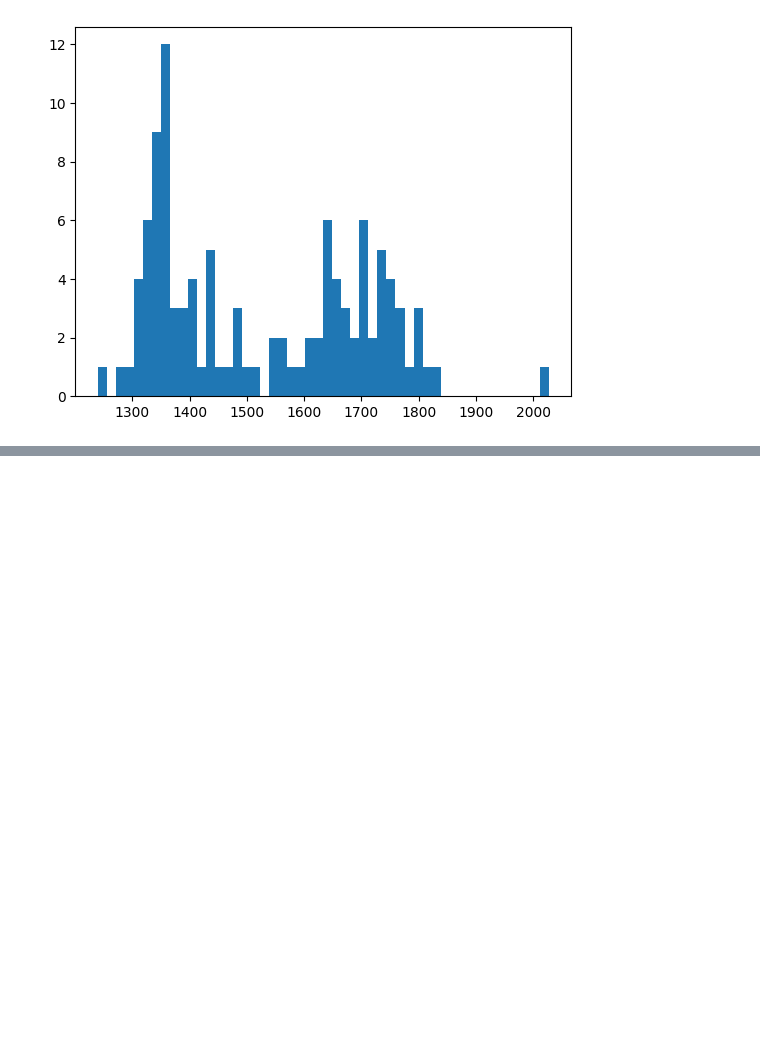
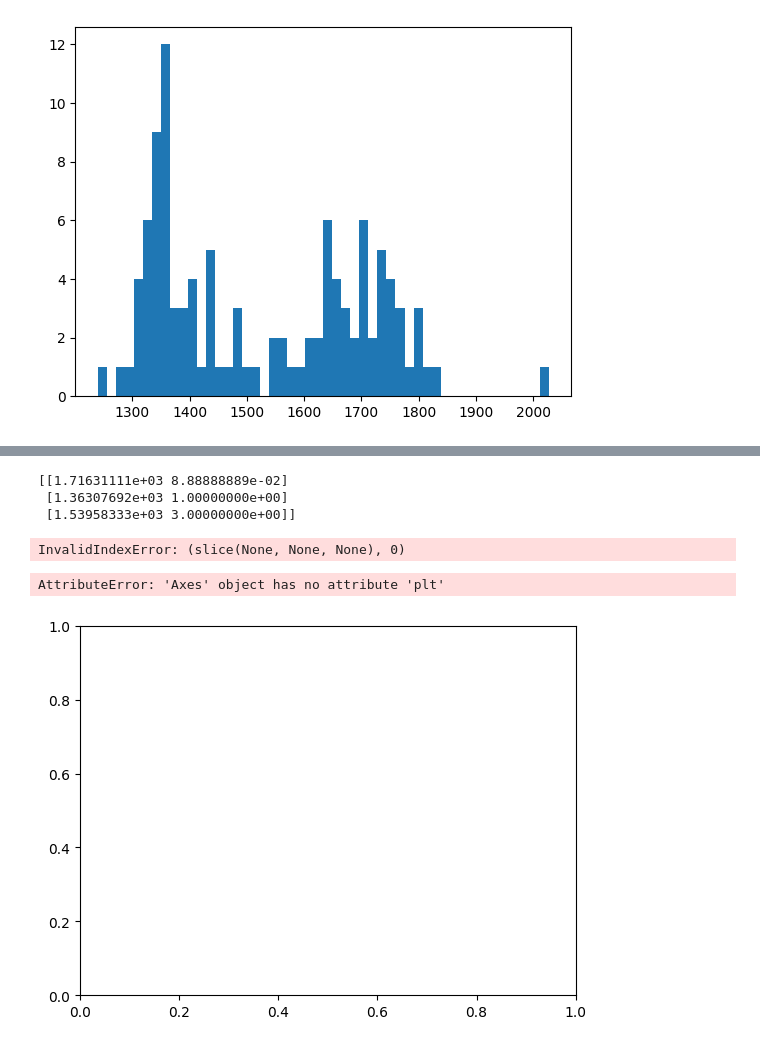
Before and after one commit to Neersha/Machine-learning, a Jupyter notebook: EM_test.ipynb, the cells around one changed output, grey strips where cells are left out. Drawn from its saved outputs; the diff is of its cells as text; code cells hidden in the pictures; blank space fills up the shorter version.

```diff
--- a/EM_test.ipynb
+++ b/EM_test.ipynb
@@ -138,0 +246,5 @@ print(y1)
+# %%
+gmm=GaussianMixture(n_components=4, random_state=109)
+label=gmm.fit_predict(df)
+# %%
+df['GMM lebel']= label
@@ -138,0 +270,4 @@ print(y1)
+# %%
+gm = GaussianMixture(n_components=3).fit(df)
+
+gm.get_params()
@@ -138,0 +289,7 @@ print(y1)
+# %%
+centers = gm.means_
+print(centers)
+# %% [output]
+[[1.71631111e+03 8.88888889e-02]
+ [1.36307692e+03 1.00000000e+00]
+ [1.53958333e+03 3.00000000e+00]]
@@ -138,0 +298,23 @@ print(y1)
+# %%
+pred = gm.predict(df)
+
+df1 = DataFrame({'x':df[:,0], 'y':df[:,1], 'label':pred})
+groups = df1.groupby('label')
+# %% [output]
+InvalidIndexError: (slice(None, None, None), 0)
+# %%
+pred = gm.predict(df)
+
+# Access DataFrame columns using their names or .iloc for integer-based indexing
+df1 = DataFrame({'x': df.iloc[:, 0], 'y': df.iloc[:, 1], 'label': pred})
+groups = df1.groupby('label')
+# %%
+ig, ax = plt.subplots()
+for name, group in groups:
+    ax.plt(group.x, group.y, label=name)
+
+ax.legend()
+plt.show()
+# %% [output]
+AttributeError: 'Axes' object has no attribute 'plt'
+[figure, added]
```
Also changed, not shown: parts of 16 cells of this notebook.
